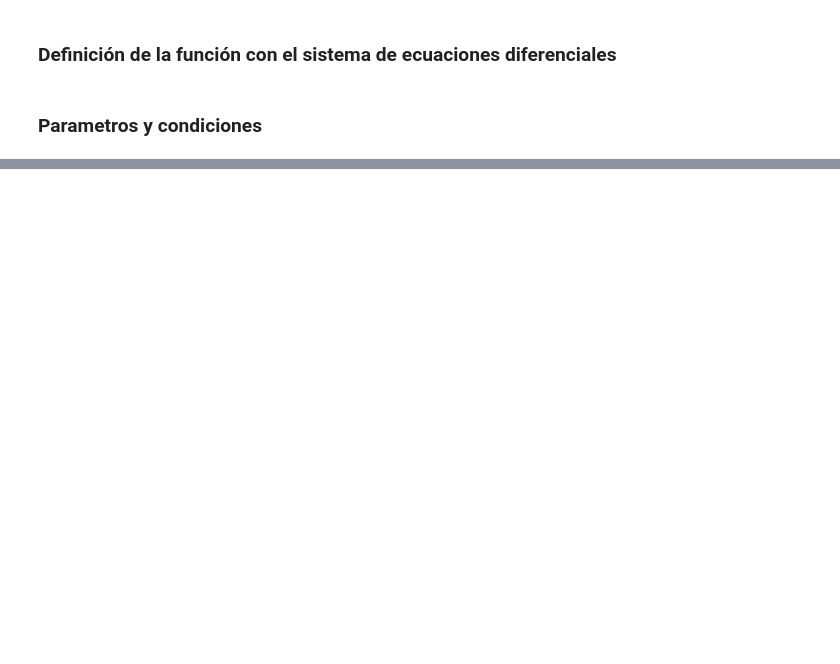
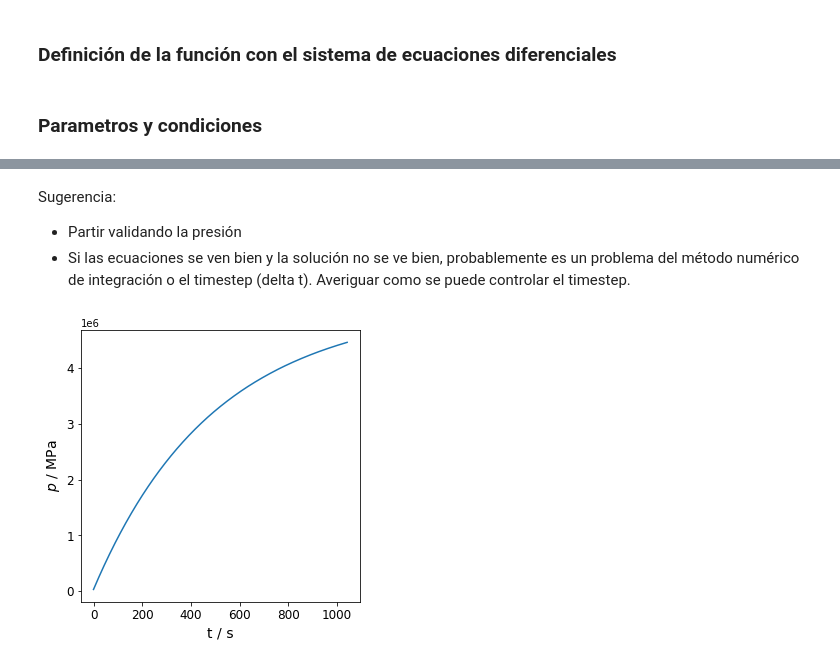
Before and after one commit to Kieraan/Lumped-parameter-model-for-adsorbative-hydrogen, a Jupyter notebook: lumped_parameter_model.ipynb, the cells around one changed output, grey strips where cells are left out. Cells and saved outputs as stored; diff of their text form; code cells hidden in the pictures; blank space fills up the shorter version.

```diff
--- a/lumped_parameter_model.ipynb
+++ b/lumped_parameter_model.ipynb
@@ -192,0 +246,14 @@ array([0., 0., 0., 0., 0., 0., 0., 0., 0., 0., 0., 0., 0., 0., 0., 0., 0.,
+# %% [markdown]
+Sugerencia:
+* Partir validando la presión
+* Si las ecuaciones se ven bien y la solución no se ve bien, probablemente es un problema del método numérico de integración o el timestep (delta t). Averiguar como se puede controlar el timestep.
+# %%
+plt.figure(figsize=[5,5])
+plt.plot(sol.t,sol.y[2])
+plt.xlabel('t / s', size = 14)
+plt.ylabel('$p$ / MPa', size = 14)
+# plt.xlim([0,20])
+plt.tick_params(labelsize=12)
+plt.show()
+# %% [output]
+[figure, added]
```
Also changed, not shown: parts of 9 cells of this notebook.
